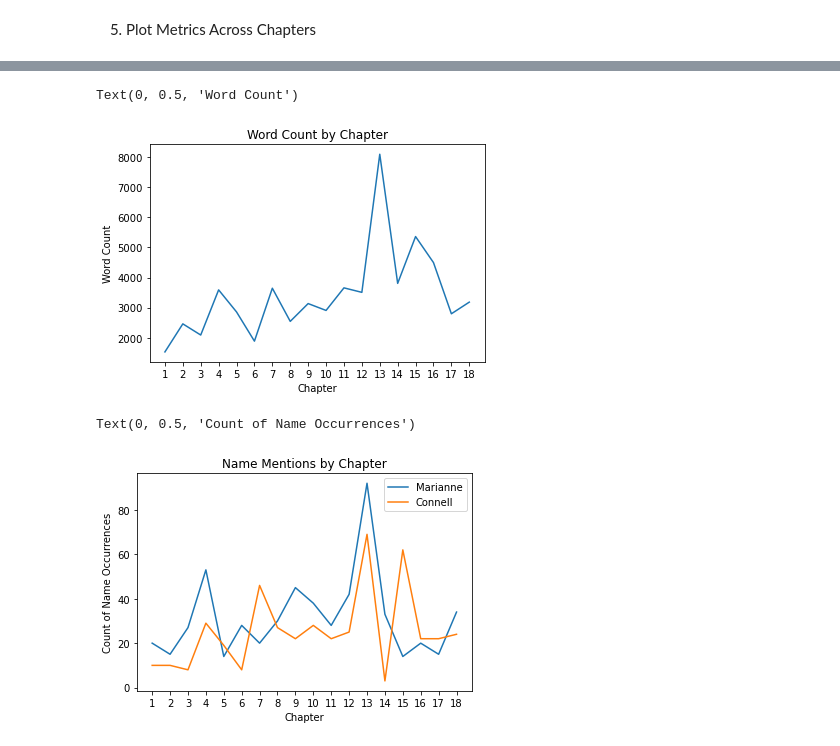
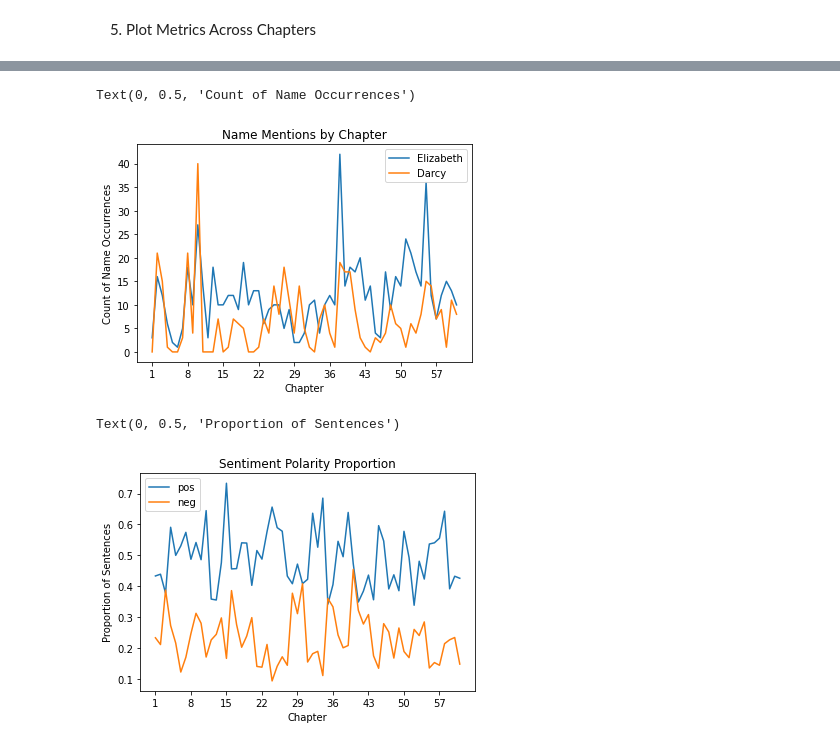
Before and after one commit to afternoonwalsh/py_for_lit, a Jupyter notebook: explore.ipynb, the cells around one changed output, grey strips where cells are left out. Cells and saved outputs as stored; diff of their text form; code cells hidden in the pictures.

```diff
--- a/explore.ipynb
+++ b/explore.ipynb
@@ -173,0 +257,15 @@ len(df)
+# %%
+# For each sentence, apply the create_word_dictionary function
+major_dict = []
+for i, sentence in enumerate(a_df['sentence']):
+    chapter = a_df['chapter'][i]
+    sent_index = i
+    new_dict = create_word_dictionary(sentence, chapter, sent_index)
+    major_dict.append(new_dict)
+
+# Make the list of dictionaries into one dictionary
+major_dict1 = [x for sublist in major_dict for x in sublist]
+
+# Create a new word-level dictionary based on the new dictionary
+wdf = pd.DataFrame(major_dict1)
+wdf
@@ -173,0 +286,7 @@ len(df)
+# %%
+# Count how many times Elizabeth and Darcy are mentioned across the chapters
+e = [(int('elizabeth' == x)|(int('lizzy' == x))) for x in wdf['word_lem']]
+d = [int('darcy' == x) for x in wdf['word_lem']]
+
+wdf['mention_e'] = e
+wdf['mention_d'] = d
@@ -687,30 +649,36 @@ cdf.head()
 # %%
-# Plot line graph of total word count by chapter
-x = cdf.num_chapter
-y1 = cdf['word_ct']
+# Plot line graph of Darcy and Elizabeth mention count by chapter
 
-plt.xticks(ticks=cdf.num_chapter)
-plt.plot(x,y1)
-plt.title('Word Count by Chapter')
+x = cdf.chapter_int
+y1 = cdf['e_ment']
+y2 = cdf['d_ment']
+
+plt.xticks(ticks=cdf.chapter_int)
+plt.plot(x,y1, label='Elizabeth')
+plt.plot(x,y2,label='Darcy')
+plt.legend()
+plt.locator_params(nbins=10)
+plt.title('Name Mentions by Chapter')
 plt.xlabel('Chapter')
-plt.ylabel('Word Count')
+plt.ylabel('Count of Name Occurrences')
 # %% [output]
-Text(0, 0.5, 'Word Count')
+Text(0, 0.5, 'Count of Name Occurrences')
-[figure, old version]
+[figure, new version]
 # %%
-# Plot line graph of Connell and Marianne mention count by chapter
+# Plot line graph of positive vs negative sentence count proportion
 
-x = cdf.num_chapter
-y1 = cdf['m_ment']
-y2 = cdf['c_ment']
+x = cdf.chapter_int
+y1 = cdf['pos_prop']
+y2 = cdf['neg_prop']
 
-plt.xticks(ticks=cdf.num_chapter)
-plt.plot(x,y1, label='Marianne')
-plt.plot(x,y2,label='Connell')
+plt.xticks(ticks=cdf.chapter_int)
+plt.plot(x,y1, label='pos')
+plt.plot(x,y2,label='neg')
+plt.locator_params(nbins=10)
 plt.legend()
-plt.title('Name Mentions by Chapter')
+plt.title('Sentiment Polarity Proportion')
 plt.xlabel('Chapter')
-plt.ylabel('Count of Name Occurrences')
+plt.ylabel('Proportion of Sentences')
 # %% [output]
-Text(0, 0.5, 'Count of Name Occurrences')
+Text(0, 0.5, 'Proportion of Sentences')
-[figure, old version]
+[figure, new version]
```
Also changed, not shown: parts of 57 cells of this notebook.
